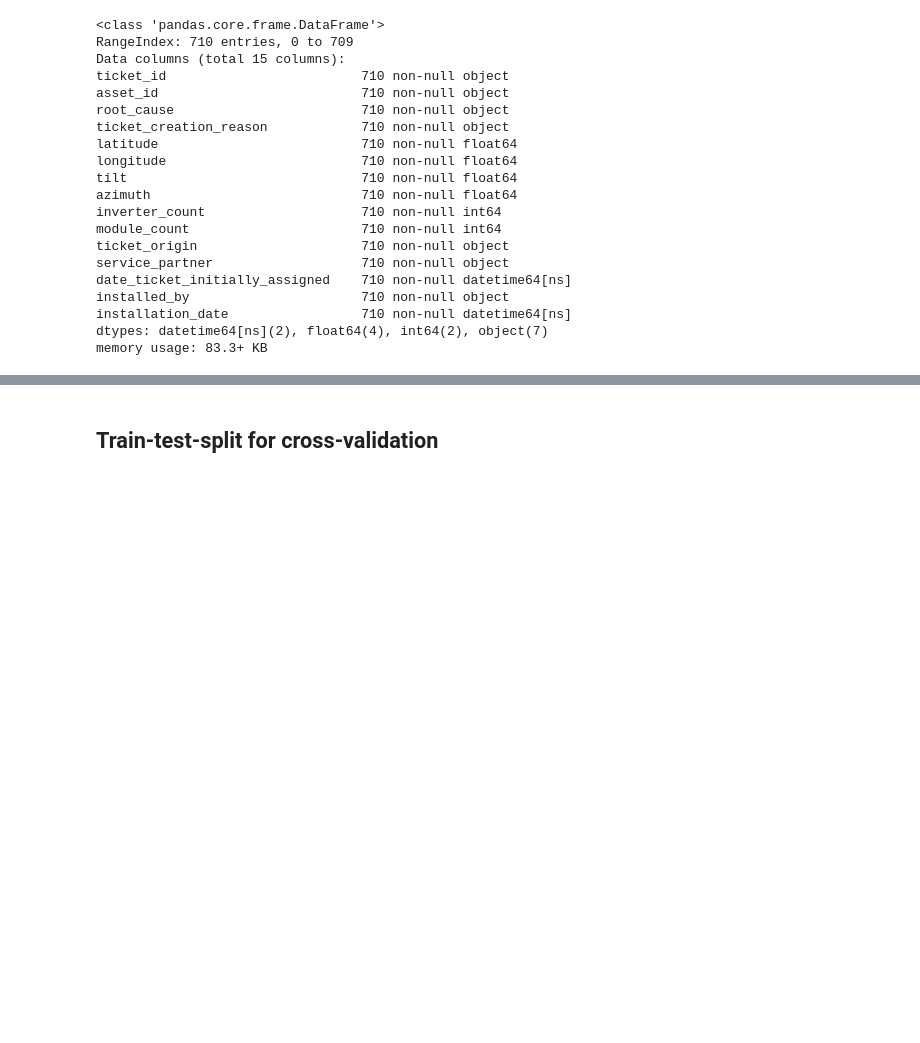
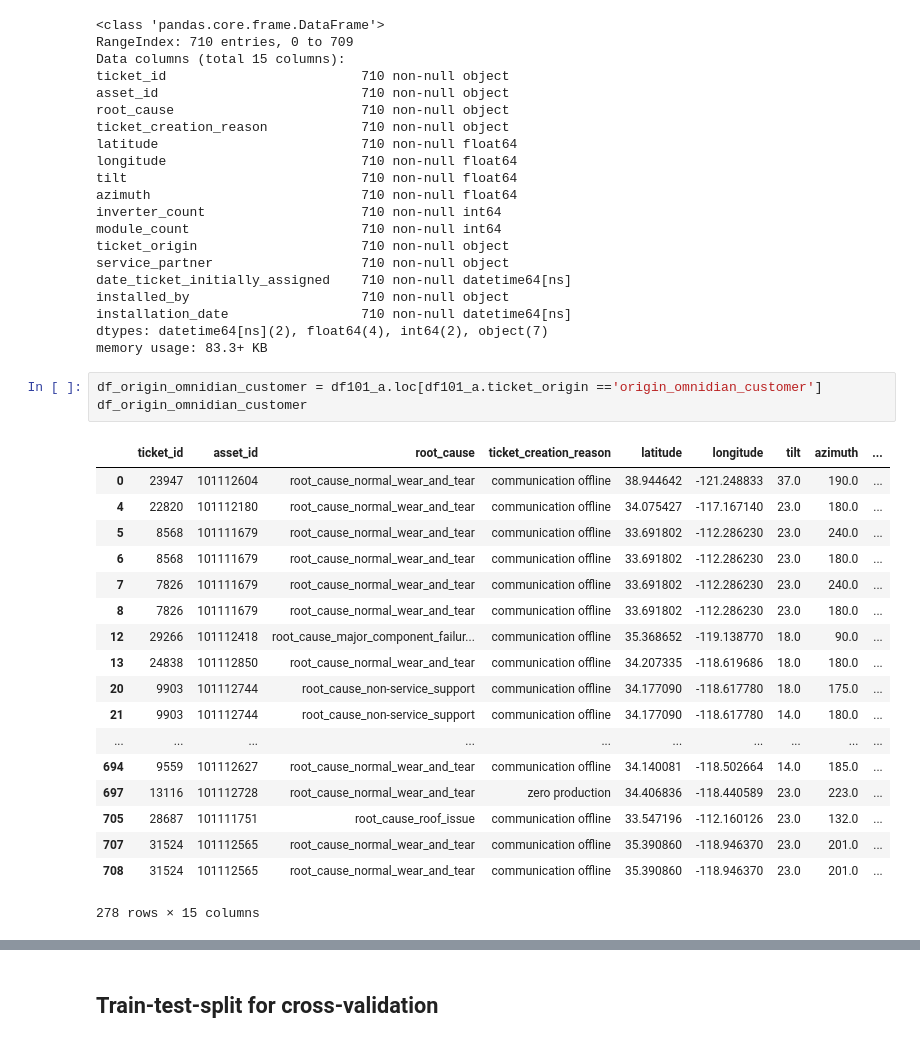
Before and after one commit to TSGreenwood/project_omnidian, a Jupyter notebook: models101_a.ipynb, the cells around one changed output, grey strips where cells are left out. Cells and saved outputs as stored; diff of their text form; blank space fills up the shorter version.

```diff
--- a/models101_a.ipynb
+++ b/models101_a.ipynb
@@ -112,3 +112,25 @@ installed_by                      710 non-null object
 installation_date                 710 non-null datetime64[ns]
 dtypes: datetime64[ns](2), float64(4), int64(2), object(7)
 memory usage: 83.3+ KB
+# %%
+df_origin_omnidian_customer = df101_a.loc[df101_a.ticket_origin =='origin_omnidian_customer']
+df_origin_omnidian_customer
+# %% [output]
+|  | ticket_id | asset_id | root_cause | ticket_creation_reason | latitude | longitude | tilt | azimuth | ... |
+| 0 | 23947 | 101112604 | root_cause_normal_wear_and_tear | communication offline | 38.944642 | -121.248833 | 37.0 | 190.0 | ... |
+| 4 | 22820 | 101112180 | root_cause_normal_wear_and_tear | communication offline | 34.075427 | -117.167140 | 23.0 | 180.0 | ... |
+| 5 | 8568 | 101111679 | root_cause_normal_wear_and_tear | communication offline | 33.691802 | -112.286230 | 23.0 | 240.0 | ... |
+| 6 | 8568 | 101111679 | root_cause_normal_wear_and_tear | communication offline | 33.691802 | -112.286230 | 23.0 | 180.0 | ... |
+| 7 | 7826 | 101111679 | root_cause_normal_wear_and_tear | communication offline | 33.691802 | -112.286230 | 23.0 | 240.0 | ... |
+| 8 | 7826 | 101111679 | root_cause_normal_wear_and_tear | communication offline | 33.691802 | -112.286230 | 23.0 | 180.0 | ... |
+| 12 | 29266 | 101112418 | root_cause_major_component_failur... | communication offline | 35.368652 | -119.138770 | 18.0 | 90.0 | ... |
+| 13 | 24838 | 101112850 | root_cause_normal_wear_and_tear | communication offline | 34.207335 | -118.619686 | 18.0 | 180.0 | ... |
+| 20 | 9903 | 101112744 | root_cause_non-service_support | communication offline | 34.177090 | -118.617780 | 18.0 | 175.0 | ... |
+| 21 | 9903 | 101112744 | root_cause_non-service_support | communication offline | 34.177090 | -118.617780 | 14.0 | 180.0 | ... |
+| ... | ... | ... | ... | ... | ... | ... | ... | ... | ... |
+| 694 | 9559 | 101112627 | root_cause_normal_wear_and_tear | communication offline | 34.140081 | -118.502664 | 14.0 | 185.0 | ... |
+| 697 | 13116 | 101112728 | root_cause_normal_wear_and_tear | zero production | 34.406836 | -118.440589 | 23.0 | 223.0 | ... |
+| 705 | 28687 | 101111751 | root_cause_roof_issue | communication offline | 33.547196 | -112.160126 | 23.0 | 132.0 | ... |
+| 707 | 31524 | 101112565 | root_cause_normal_wear_and_tear | communication offline | 35.390860 | -118.946370 | 23.0 | 201.0 | ... |
+| 708 | 31524 | 101112565 | root_cause_normal_wear_and_tear | communication offline | 35.390860 | -118.946370 | 23.0 | 201.0 | ... |
+278 rows × 15 columns
```
Also changed, not shown: parts of 3 cells of this notebook, 2 other files.
